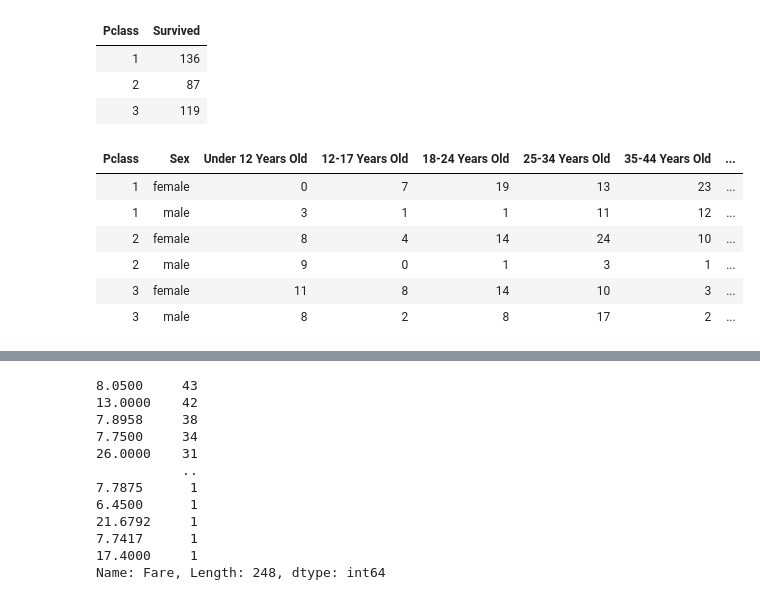
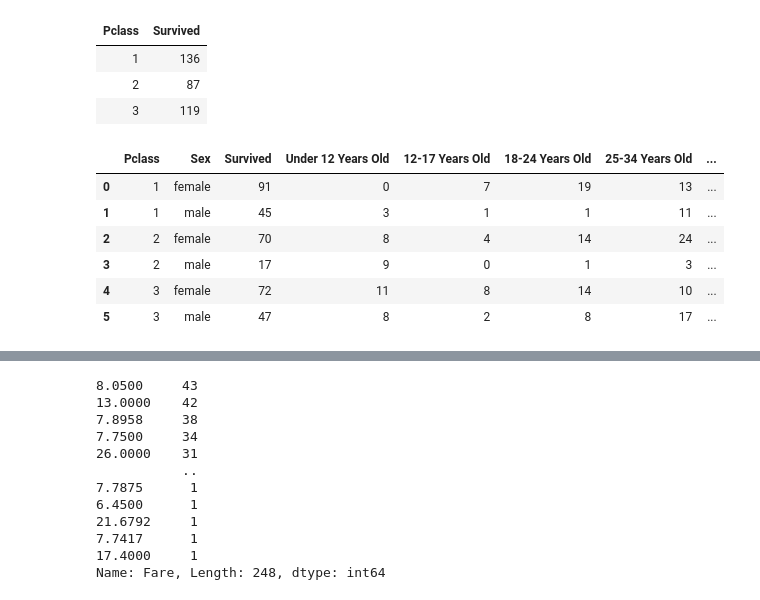
Before and after one commit to mrnguyener21/titanic_analysis, a Jupyter notebook: titanic.ipynb, the cells around one changed output, grey strips where cells are left out. Cells and saved outputs as stored; diff of their text form; code cells hidden in the pictures.

```diff
--- a/titanic.ipynb
+++ b/titanic.ipynb
@@ -114,39 +114,40 @@ pclass_survival
 # %%
 #what is the gender make up and age_group make up for survivors in each pclass
 #standard age grouping
 #CHANGE THIS TO SHOW PERCENTAGES RATHER THAN NUMBERS
 # Under 12 years old.
 # 12-17 years old.
 # 18-24 years old.
 # 25-34 years old.
 # 35-44 years old.
 # 45-54 years old.
 # 55-64 years old.
 # 65-74 years old.
 
 data = titanic[['Pclass','Survived','Sex','Age']]
 data = data[data['Survived'] == 1]
 
 data['Under 12 Years Old'] = (data['Age'] < 12).replace([True,False],[1,0])
 data['12-17 Years Old'] = ((data['Age'] >= 12) & (data['Age'] <= 17)).replace([True,False],[1,0])
 data['18-24 Years Old'] = ((data['Age'] >= 18) & (data['Age'] <= 24)).replace([True,False],[1,0])
 data['25-34 Years Old'] = ((data['Age'] >= 25) & (data['Age'] <= 34)).replace([True,False],[1,0])
 data['35-44 Years Old'] = ((data['Age'] >= 35) & (data['Age'] <= 44)).replace([True,False],[1,0])
 data['45-54 Years Old'] = ((data['Age'] >= 45) & (data['Age'] <= 54)).replace([True,False],[1,0])
 data['55-64 Years Old'] = ((data['Age'] >= 55) & (data['Age'] <= 64)).replace([True,False],[1,0])
 data['65-74 Years Old'] = ((data['Age'] >= 65) & (data['Age'] <= 74)).replace([True,False],[1,0])
 data['Over 74 Years Old'] = (data['Age'] > 74).replace([True,False],[1,0])
 
-data = data.drop(columns=['Survived','Age'])
+# data = data.drop(columns=['Age'])
 
-data = data.groupby(['Pclass','Sex']).sum().reset_index().style.hide_index()
-data
+survivor_age_gender = data.groupby(['Pclass','Sex']).agg({'Survived':'count','Under 12 Years Old':'sum','12-17 Years Old':'sum','18-24 Years Old':'sum','25-34 Years Old':'sum','35-44 Years Old':'sum','45-54 Years Old':'sum','55-64 Years Old':'sum','65-74 Years Old':'sum','Over 74 Years Old':'sum'}).reset_index()
+
+survivor_age_gender
 #NOTE TO SELF ADD GRAND TOTAL ROW AND COLUMN
 # %% [output]
-| Pclass | Sex | Under 12 Years Old | 12-17 Years Old | 18-24 Years Old | 25-34 Years Old | 35-44 Years Old | ... |
-| 1 | female | 0 | 7 | 19 | 13 | 23 | ... |
-| 1 | male | 3 | 1 | 1 | 11 | 12 | ... |
-| 2 | female | 8 | 4 | 14 | 24 | 10 | ... |
-| 2 | male | 9 | 0 | 1 | 3 | 1 | ... |
-| 3 | female | 11 | 8 | 14 | 10 | 3 | ... |
-| 3 | male | 8 | 2 | 8 | 17 | 2 | ... |
+|  | Pclass | Sex | Survived | Under 12 Years Old | 12-17 Years Old | 18-24 Years Old | 25-34 Years Old | ... |
+| 0 | 1 | female | 91 | 0 | 7 | 19 | 13 | ... |
+| 1 | 1 | male | 45 | 3 | 1 | 1 | 11 | ... |
+| 2 | 2 | female | 70 | 8 | 4 | 14 | 24 | ... |
+| 3 | 2 | male | 17 | 9 | 0 | 1 | 3 | ... |
+| 4 | 3 | female | 72 | 11 | 8 | 14 | 10 | ... |
+| 5 | 3 | male | 47 | 8 | 2 | 8 | 17 | ... |
```
Also changed, not shown: parts of 1 cell of this notebook.
